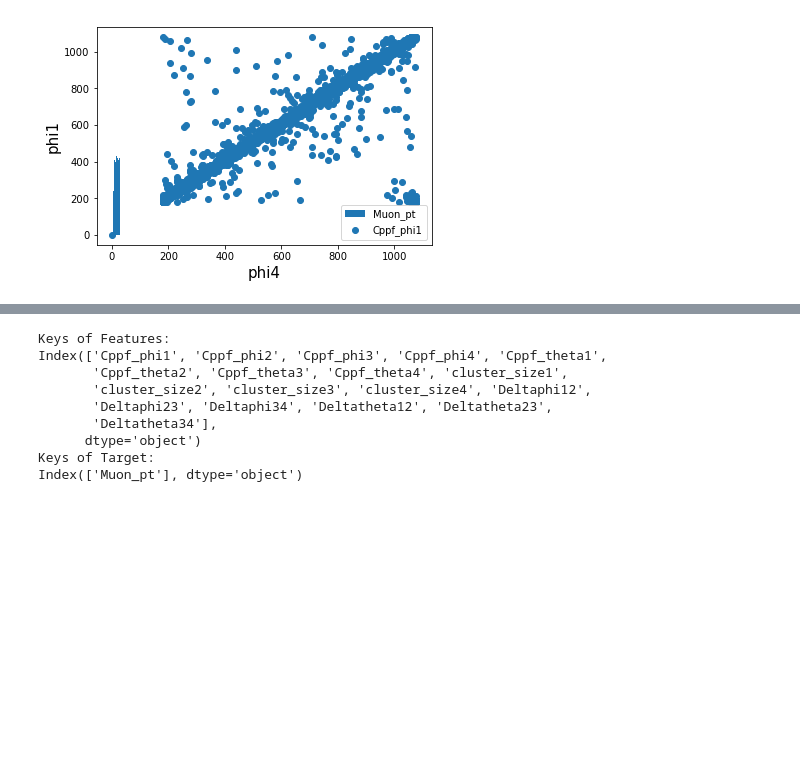
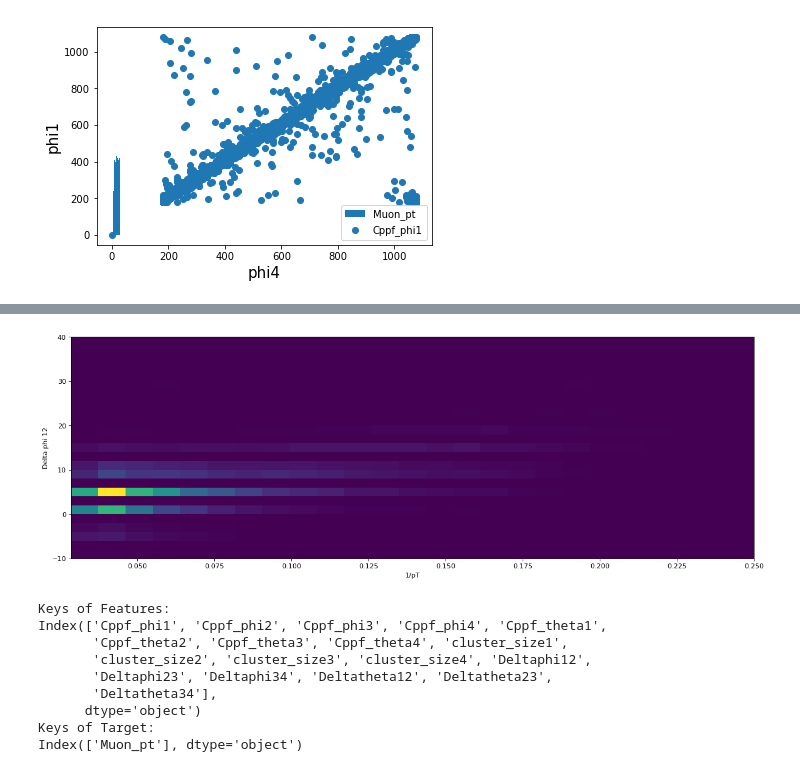
Before and after one commit to camilocarrillo/Machine-Learning, a Jupyter notebook: scikit_learn/BDT_cppf/BDT_training.ipynb, the cells around one changed output, grey strips where cells are left out. Cells and saved outputs as stored; diff of their text form; code cells hidden in the pictures; blank space fills up the shorter version.

```diff
--- a/scikit_learn/BDT_cppf/BDT_training.ipynb
+++ b/scikit_learn/BDT_cppf/BDT_training.ipynb
@@ -55,3 +59,13 @@ plt.show()
+# %%
+fig=plt.figure(num=None, figsize=(18,6), dpi=80, facecolor='w', edgecolor='k')
+plt.hist2d((1./target.Muon_pt),(features.Cppf_phi1-features.Cppf_phi2),bins=(25,25),range=((1./35.,1./4.),(-10,40)))
+plt.xlabel("1/pT")
+plt.ylabel("Delta phi 12")
+plt.show()
+
+##WE NEED A 1/pT flat sample!
+# %% [output]
+[figure, added]
 # %%
 print("Keys of Features: \n{}".format(features.keys()))
 print("Keys of Target: \n{}".format(target.keys()))
```
Also changed, not shown: parts of 4 cells of this notebook, 2 other files.
